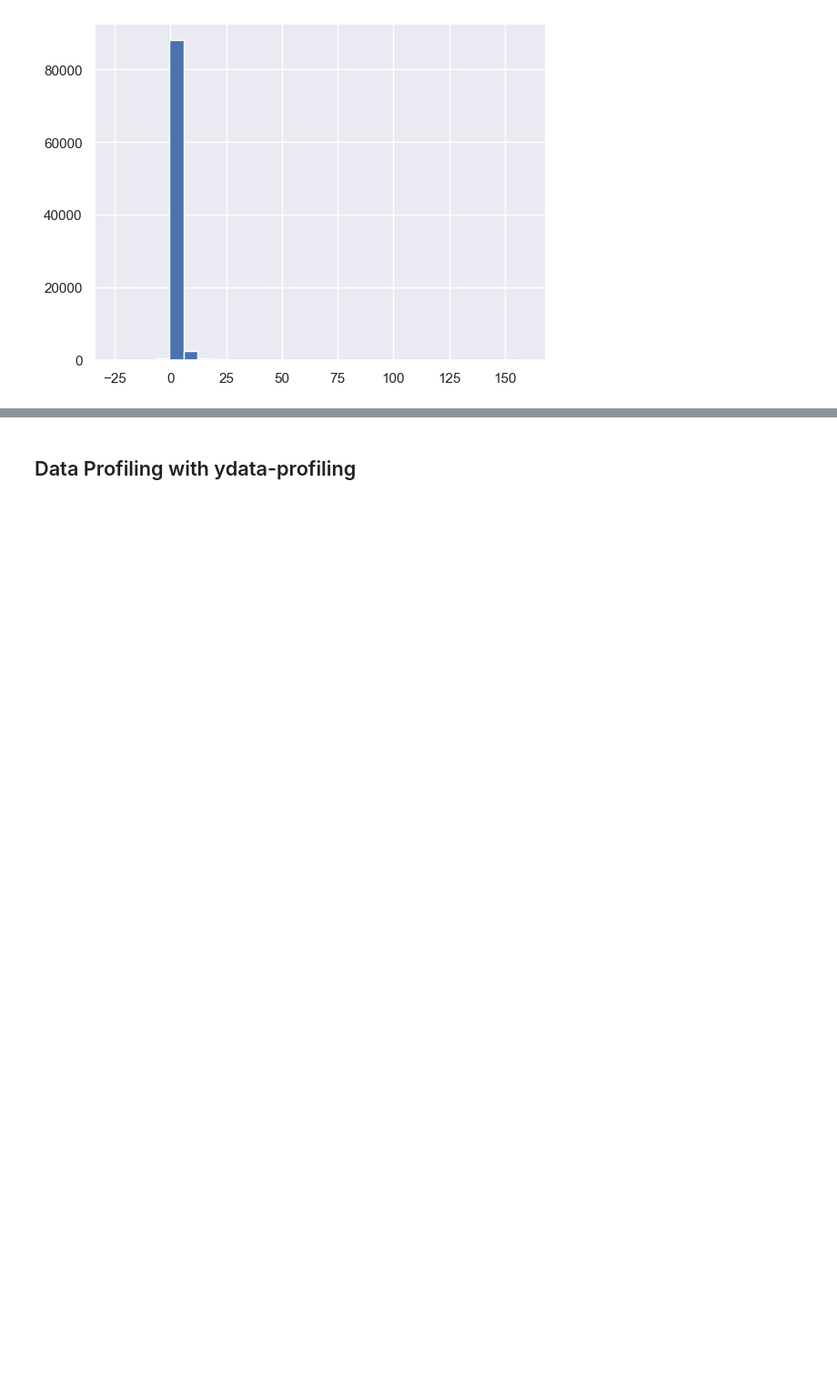
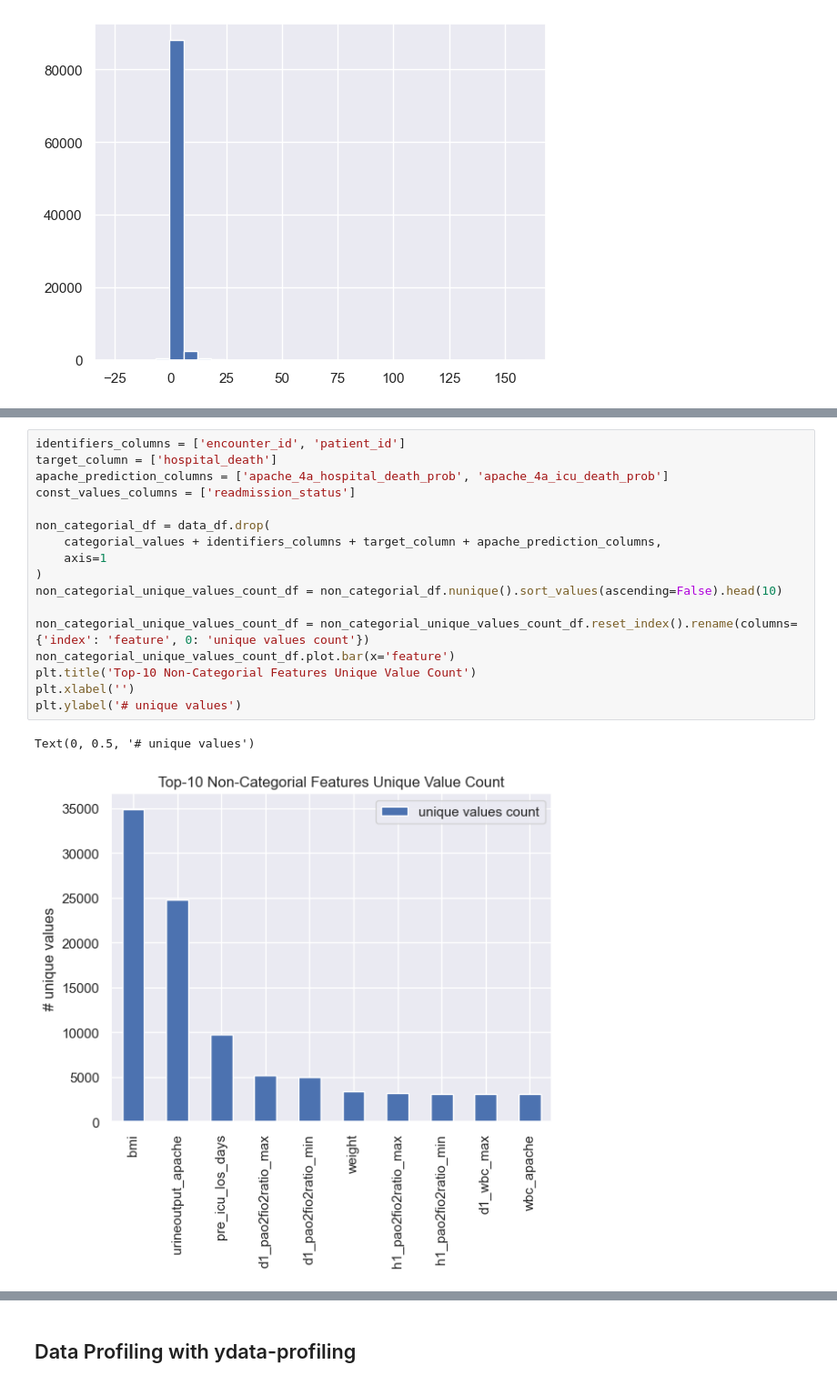
Before and after one commit to ShaniCohen/pred-ICU, a Jupyter notebook: eda.ipynb, the cells around one changed output, grey strips where cells are left out. Shown: that part at 91% size. Drawn from its saved outputs; the diff is of its cells as text; blank space fills up the shorter version.

```diff
--- a/eda.ipynb
+++ b/eda.ipynb
@@ -229,0 +301,20 @@ data_df['pre_icu_los_days'].hist(bins=30)
+# %%
+identifiers_columns = ['encounter_id', 'patient_id']
+target_column = ['hospital_death']
+apache_prediction_columns = ['apache_4a_hospital_death_prob', 'apache_4a_icu_death_prob']
+const_values_columns = ['readmission_status']
+
+non_categorial_df = data_df.drop(
+    categorial_values + identifiers_columns + target_column + apache_prediction_columns,
+    axis=1
+)
+non_categorial_unique_values_count_df = non_categorial_df.nunique().sort_values(ascending=False).head(10)
+
+non_categorial_unique_values_count_df = non_categorial_unique_values_count_df.reset_index().rename(columns={'index': 'feature', 0: 'unique values count'})
+non_categorial_unique_values_count_df.plot.bar(x='feature')
+plt.title('Top-10 Non-Categorial Features Unique Value Count')
+plt.xlabel('')
+plt.ylabel('# unique values')
+# %% [output]
+Text(0, 0.5, '# unique values')
+[figure, added]
```
Also changed, not shown: parts of 6 cells of this notebook.
